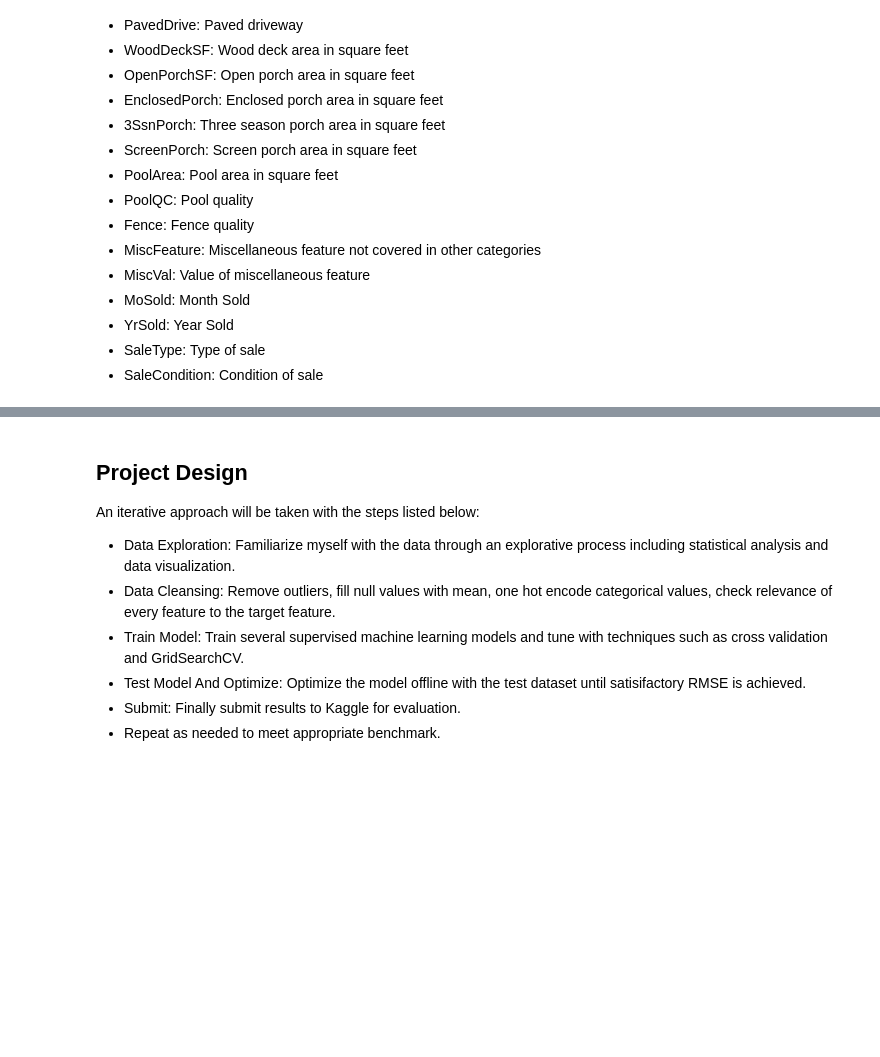
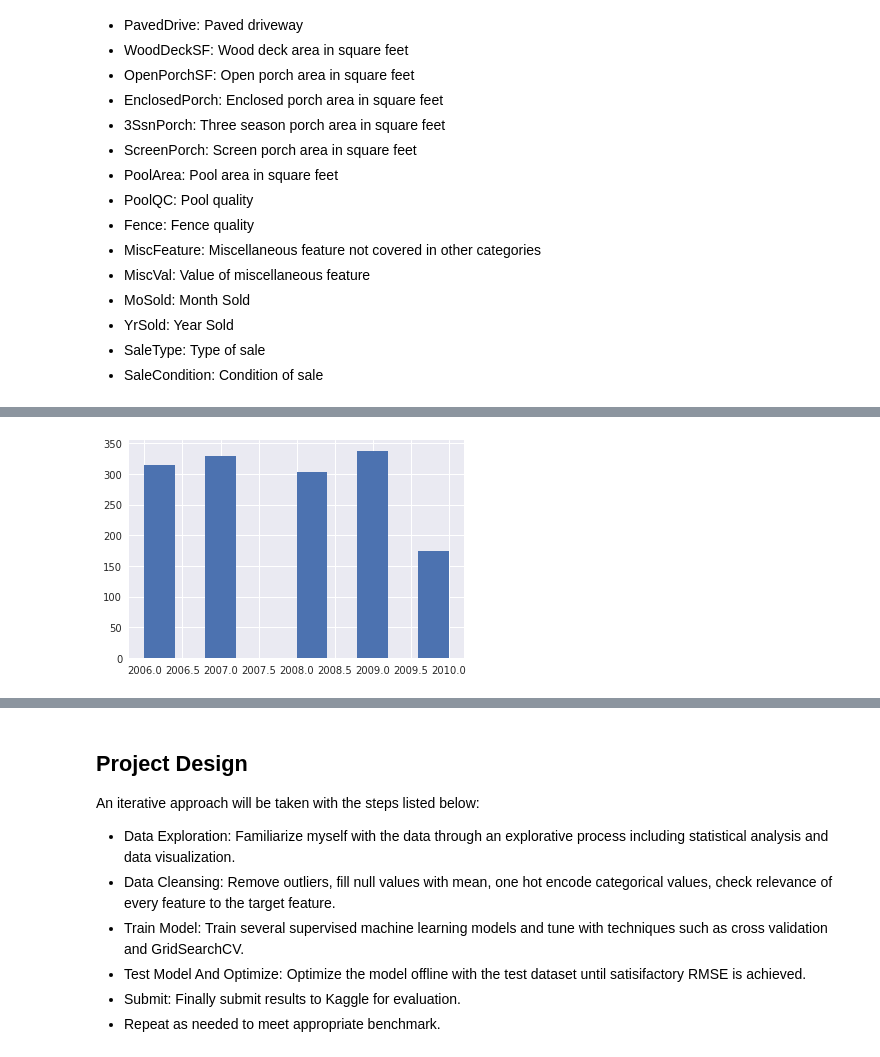
Before and after one commit to dirkhonda/udacity, a Jupyter notebook: capstone/proposal.ipynb, the cells around one changed output, grey strips where cells are left out. Saved outputs shown, nothing was run; the diff lists cells and outputs as text; code cells hidden in the pictures; blank space fills up the shorter version.

```diff
--- a/capstone/proposal.ipynb
+++ b/capstone/proposal.ipynb
@@ -104,0 +125,4 @@ Data Columns:
+# %%
+out = plt.hist(year_sold)
+# %% [output]
+[figure, added]
```
Also changed, not shown: parts of 6 cells of this notebook, 1 other file.
